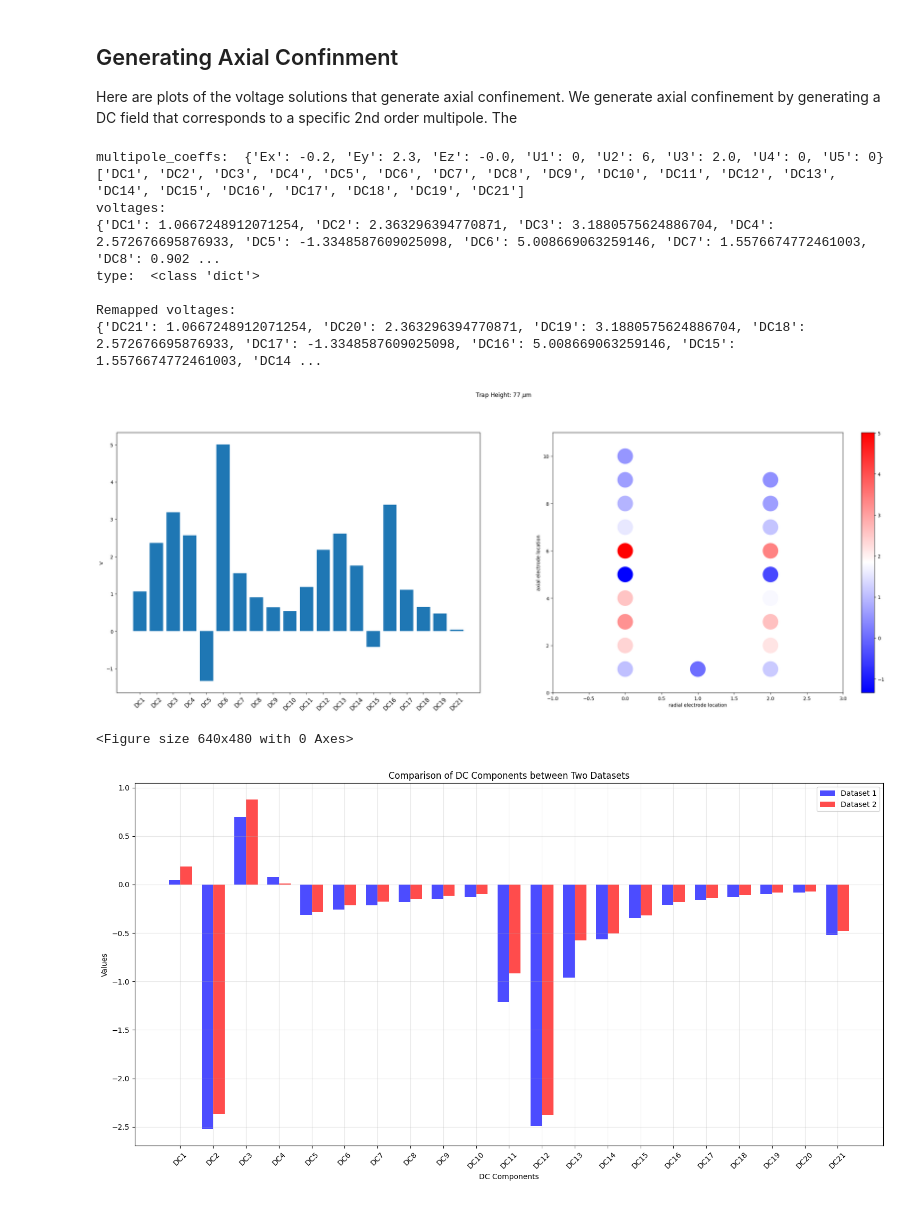
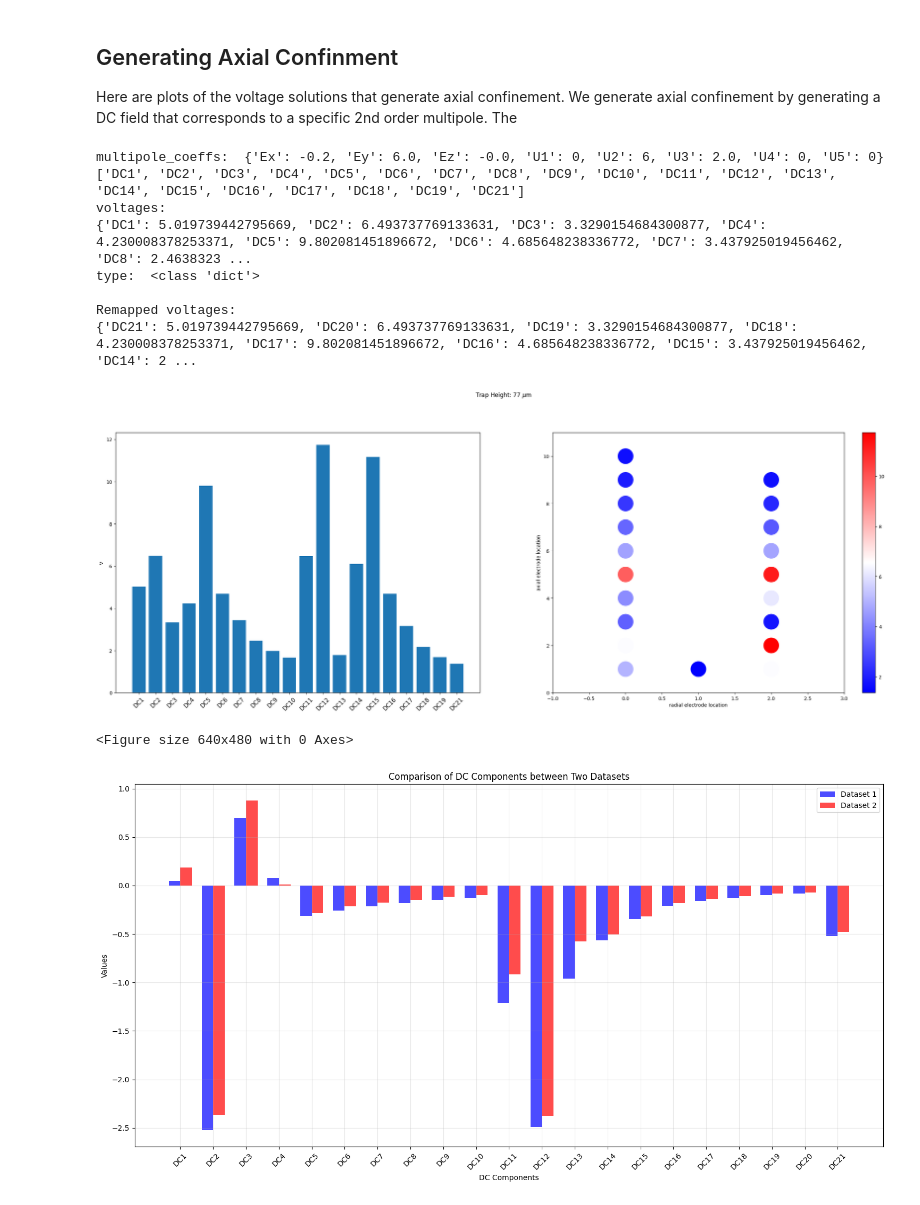
Before and after one commit to HaeffnerLab/bem, a Jupyter notebook: examples/Integrated_photonics/III_Multipole_Expansion.ipynb, the cells around one changed output. Saved outputs shown, nothing was run; the diff lists cells and outputs as text; code cells hidden in the pictures.

```diff
--- a/examples/Integrated_photonics/III_Multipole_Expansion.ipynb
+++ b/examples/Integrated_photonics/III_Multipole_Expansion.ipynb
@@ -4,7 +4,7 @@ This .pynb file reads `./inter_results/field_result.pkl` generated by `./II_Fiel
 # %% [markdown]
 ## (1) import electric field and set parameters for it.
 # %%
-zl_position = +105.001
+zl_position = -220.001
 # %%
 import sys
 sys.path.append('../../')
@@ -396,7 +396,7 @@ voltages = plot_muls(s,xl,zl0,roi,
                      height = yl*1e3,
                      ez=-0.0,  # - moves the ion to the camera x-axis
                      ex=-0.2,  # + moves the ion to the camera negative x-axis
-                     ey=+2.3, # + means moving the ion to the camera x-axis
+                     ey=6.0, # + means moving the ion to the camera x-axis
                      u2=u2_value,
                      u5=0,
                      u1=0,
@@ -420,37 +420,37 @@ voltage_mapping = {
     "DC8": "DC14",
     "DC9": "DC13",
     "DC10": "DC12",
     "DC11": "DC10",
     "DC12": "DC9",
     "DC13": "DC8",
     "DC14": "DC7",
     "DC15": "DC6",
     "DC16": "DC5",
     "DC17": "DC4",
     "DC18": "DC3",
     "DC19": "DC2",
     "DC20": "DC1",
     "DC21": "DC11",
 }
 
 # Remap the voltages dictionary keys using voltage_mapping. if there is no the corresponding key in the original dictionary, assign value 0.0 to the corresponding key in the remapped dictionary
 remapped_voltages = {voltage_mapping.get(k, k): v for k, v in voltages.items()}
 print(f"\nRemapped voltages: \n{remapped_voltages}")
 
 fig.canvas.draw()
 fig.tight_layout(pad=1)
 fig = plt.figure()
 plt.show()
 # %% [output]
-multipole_coeffs:  {'Ex': -0.2, 'Ey': 2.3, 'Ez': -0.0, 'U1': 0, 'U2': 6, 'U3': 2.0, 'U4': 0, 'U5': 0}
+multipole_coeffs:  {'Ex': -0.2, 'Ey': 6.0, 'Ez': -0.0, 'U1': 0, 'U2': 6, 'U3': 2.0, 'U4': 0, 'U5': 0}
 ['DC1', 'DC2', 'DC3', 'DC4', 'DC5', 'DC6', 'DC7', 'DC8', 'DC9', 'DC10', 'DC11', 'DC12', 'DC13', 'DC14', 'DC15', 'DC16', 'DC17', 'DC18', 'DC19', 'DC21']
 voltages:
-{'DC1': 1.0667248912071254, 'DC2': 2.363296394770871, 'DC3': 3.1880575624886704, 'DC4': 2.572676695876933, 'DC5': -1.3348587609025098, 'DC6': 5.008669063259146, 'DC7': 1.5576674772461003, 'DC8': 0.902 ...
+{'DC1': 5.019739442795669, 'DC2': 6.493737769133631, 'DC3': 3.3290154684300877, 'DC4': 4.230008378253371, 'DC5': 9.802081451896672, 'DC6': 4.685648238336772, 'DC7': 3.437925019456462, 'DC8': 2.4638323 ...
 type:  <class 'dict'>
 
 Remapped voltages:
-{'DC21': 1.0667248912071254, 'DC20': 2.363296394770871, 'DC19': 3.1880575624886704, 'DC18': 2.572676695876933, 'DC17': -1.3348587609025098, 'DC16': 5.008669063259146, 'DC15': 1.5576674772461003, 'DC14 ...
+{'DC21': 5.019739442795669, 'DC20': 6.493737769133631, 'DC19': 3.3290154684300877, 'DC18': 4.230008378253371, 'DC17': 9.802081451896672, 'DC16': 4.685648238336772, 'DC15': 3.437925019456462, 'DC14': 2 ...
-[figure, old version]
+[figure, new version]
 <Figure size 640x480 with 0 Axes>
 # %%
 import matplotlib.pyplot as plt
```
Also changed, not shown: parts of 4 cells of this notebook, 48 other files.
